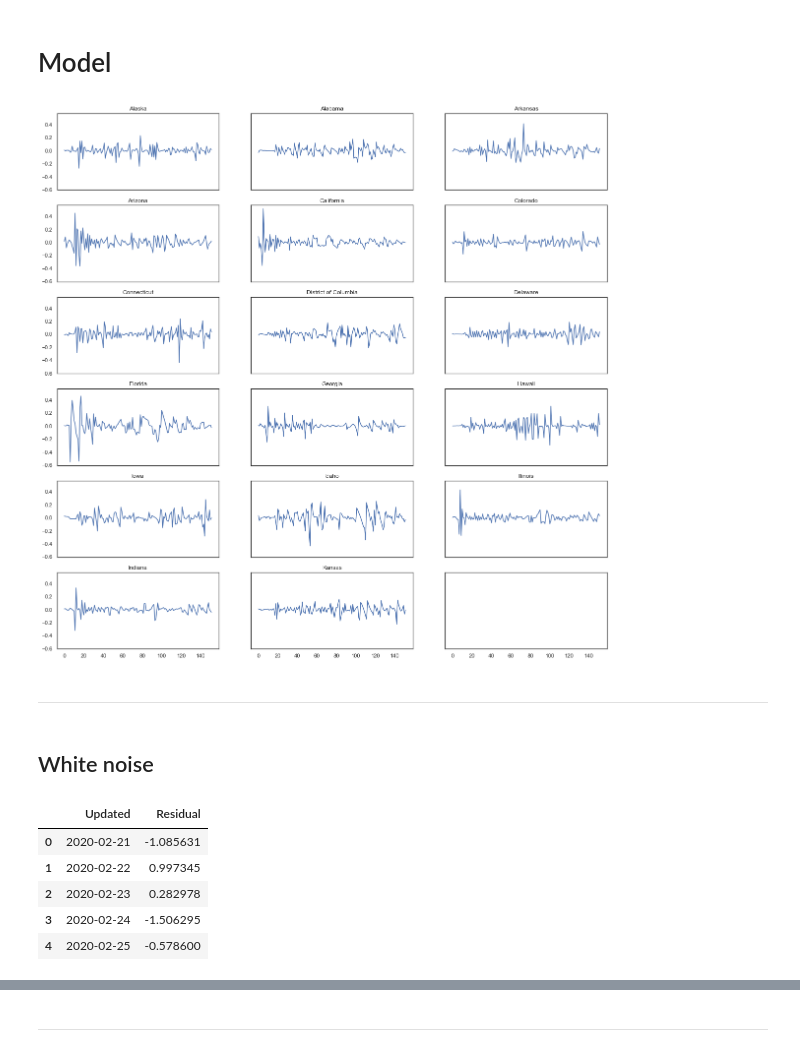
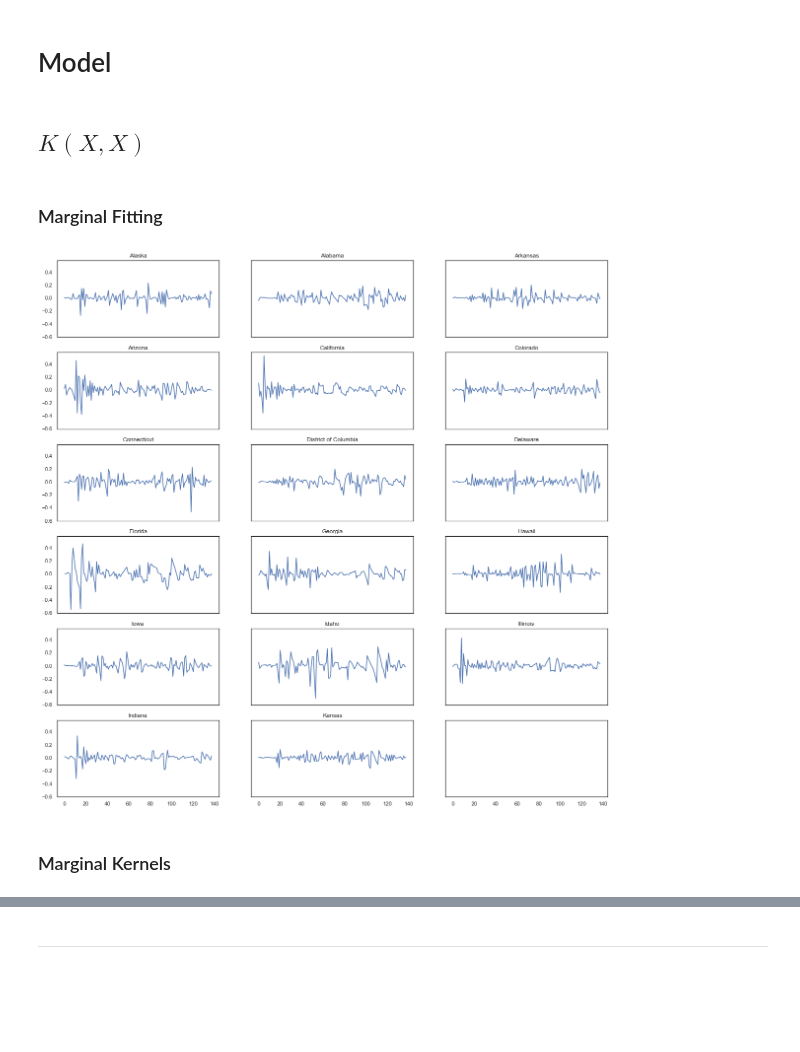
Before and after one commit to epidemic-research-team/epidemic-gaussian-process, a Jupyter notebook: MO - VGP.ipynb, the cells around one changed output, grey strips where cells are left out. Saved outputs shown, nothing was run; the diff lists cells and outputs as text; code cells hidden in the pictures; blank space fills up the shorter version.

```diff
--- a/MO - VGP.ipynb
+++ b/MO - VGP.ipynb
@@ -131,5 +143,10 @@ for s in final_data.index.unique():
 # %%
-def run_for_state(name, data):
+y_scaler = None
+x_scaler = None
+
+def prepare_data(data, training=True):
+    global y_scaler, x_scaler
+
     data = data.copy()
     data.reset_index(inplace=True, drop=True)
     t = data[["Updated"]]
@@ -150,19 +167,26 @@ def run_for_state(name, data):
         "RECREATIONAL"
     ]]
 
+    if training:
+        y_scaler = preprocessing.StandardScaler().fit(y)
+        x_scaler = preprocessing.StandardScaler().fit(X)
+    elif y_scaler is None or x_scaler is None:
+        raise RuntimeError("Must be trained first")
+
+    y_scaled = y_scaler.transform(y)
+    X_scaled = x_scaler.transform(X)
+
+    return X_scaled, y_scaled
+
+def train_for_state(name, data):
+    X_train, y_train = prepare_data(data, training=True)
     model_params = {
         'kernel': (
-            gpflow.kernels.SquaredExponential(lengthscales=np.ones(X.shape[1])) +
+            gpflow.kernels.SquaredExponential(lengthscales=np.ones(X_train.shape[1])) +
             gpflow.kernels.Linear() +
-            gpflow.kernels.RationalQuadratic(lengthscales=np.ones(X.shape[1]))
+            gpflow.kernels.RationalQuadratic(lengthscales=np.ones(X_train.shape[1]))
         )
     }
-
-    y_scaler = preprocessing.StandardScaler().fit(y)
-    y_train = y_scaler.transform(y)
-
-    x_scaler = preprocessing.StandardScaler().fit(X)
-    X_train = x_scaler.transform(X)
 
     model = gpflow.models.VGP(
         data = (X_train, y_train),
@@ -197,38 +221,22 @@ def run_for_state(name, data):
     res = y_train_true - y_train_pred
 
     return model, res
+# %% [markdown]
+## $K(X, X)$
+# %% [markdown]
+### Marginal Fitting
 # %%
-results_states = {}
-
-final_data_ = final_data[final_data['Updated'].isin(times)]
-
-for state in final_data_.index.unique():
-    data = final_data_.loc[state]
-    results_states[state] = run_for_state(state, data)
+results_states = {
+    state: train_for_state(state, train_data.loc[state])
+    for state in train_data.index.unique()
+}
 # %%
-N = len(results_states)
 fig, axs = plt.subplots(N // 3 + 1, 3, sharex=True, sharey=True, figsize=(20, 20))
 for i, (s, (_, r)) in enumerate(results_states.items()):
     ax = axs[i//3, i % 3]
     ax.plot(r)
     ax.set_title(s)
 # %% [output]
-[figure, old version]
+[figure, new version]
-# %% [markdown]
----
-# %% [markdown]
-## White noise
-# %%
-np.random.seed(123)
-dates = pd.date_range(final_data[["Updated"]].min().values[0], final_data[["Updated"]].max().values[0]).values
-u0 = np.random.normal(size=len(dates))
-
-u0 = pd.DataFrame({"Updated": dates, "Residual": u0})
-u0.head()
-# %% [output]
-|  | Updated | Residual |
-| 0 | 2020-02-21 | -1.085631 |
-| 1 | 2020-02-22 | 0.997345 |
-| 2 | 2020-02-23 | 0.282978 |
-| 3 | 2020-02-24 | -1.506295 |
-| 4 | 2020-02-25 | -0.578600 |
+# %% [markdown]
+### Marginal Kernels
```
Also changed, not shown: parts of 67 cells of this notebook, 10 other files.
